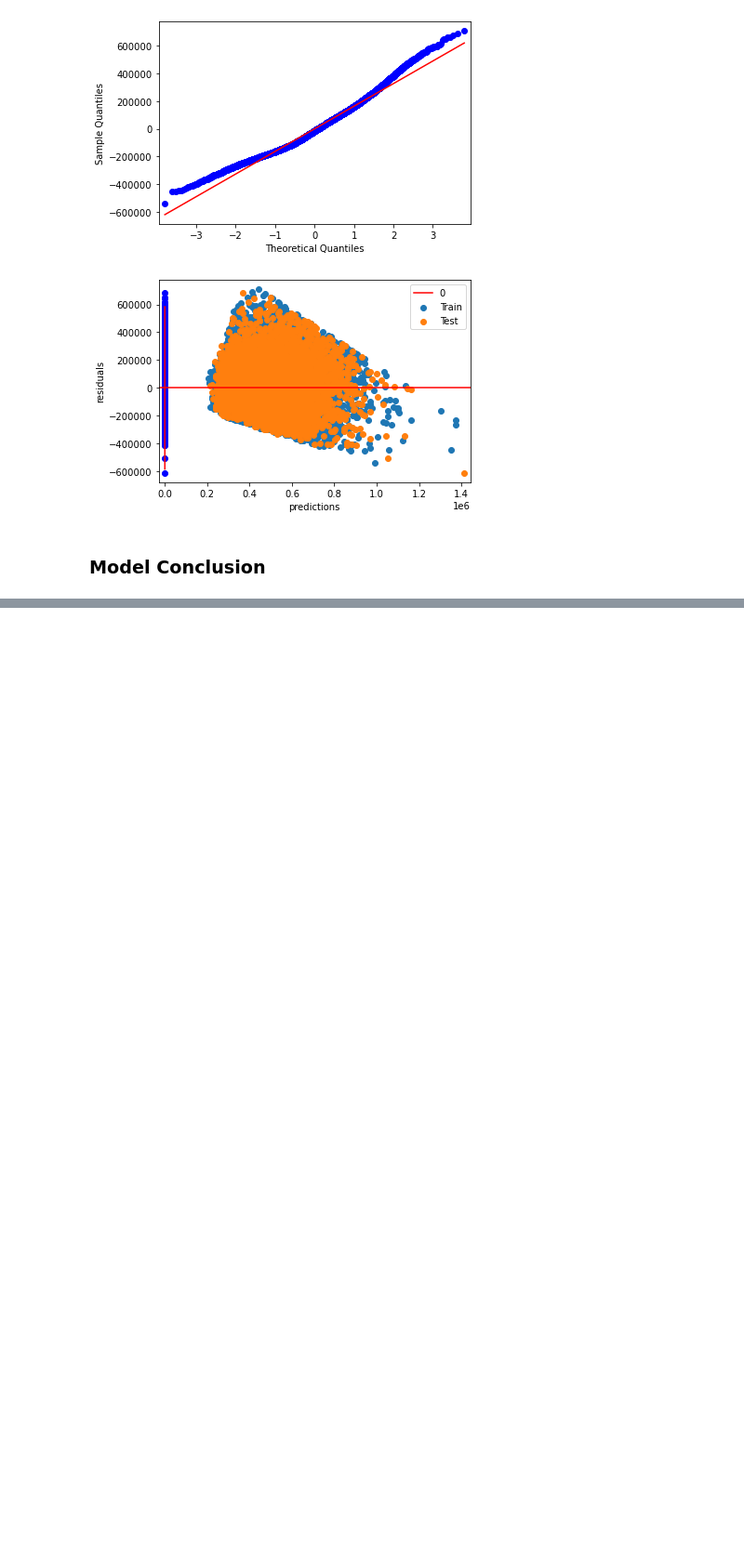
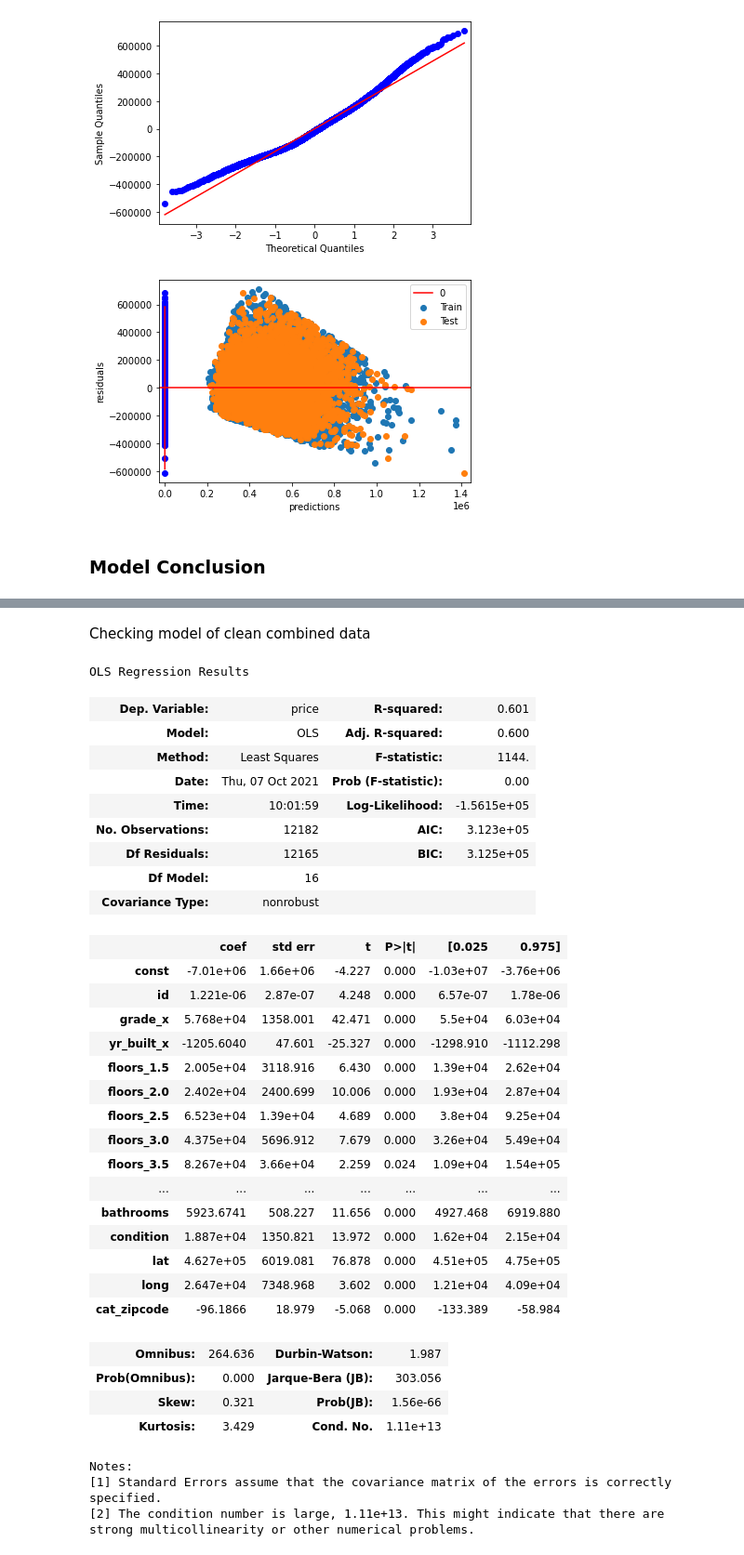
Before and after one commit to Jyve00/King-County-Housing-, a Jupyter notebook: notebooks/Tony/DataModeling.ipynb, the cells around one changed output, grey strips where cells are left out. Shown at 93% size. Drawn from its saved outputs; the diff is of its cells as text; code cells hidden in the pictures; blank space fills up the shorter version.

```diff
--- a/notebooks/Tony/DataModeling.ipynb
+++ b/notebooks/Tony/DataModeling.ipynb
@@ -455,0 +462,2 @@ check_assumptions(X_train[['sqft_living', 'bathrooms']], y_train, train_preds, t
+# %%
+cl_df =  pd.read_csv('../../Data/combined_clean_data.csv', index_col=0)
@@ -455,0 +524,40 @@ check_assumptions(X_train[['sqft_living', 'bathrooms']], y_train, train_preds, t
+# %% [markdown]
+Checking model of clean combined data
+# %%
+model = sm.OLS(y_train, sm.add_constant(X_train)).fit()
+model.summary()
+# %% [output]
+OLS Regression Results
+| Dep. Variable: | price | R-squared: | 0.601 |
+| Model: | OLS | Adj. R-squared: | 0.600 |
+| Method: | Least Squares | F-statistic: | 1144. |
+| Date: | Thu, 07 Oct 2021 | Prob (F-statistic): | 0.00 |
+| Time: | 10:01:59 | Log-Likelihood: | -1.5615e+05 |
+| No. Observations: | 12182 | AIC: | 3.123e+05 |
+| Df Residuals: | 12165 | BIC: | 3.125e+05 |
+| Df Model: | 16 |  |  |
+| Covariance Type: | nonrobust |  |  |
+|  | coef | std err | t | P>|t| | [0.025 | 0.975] |
+| const | -7.01e+06 | 1.66e+06 | -4.227 | 0.000 | -1.03e+07 | -3.76e+06 |
+| id | 1.221e-06 | 2.87e-07 | 4.248 | 0.000 | 6.57e-07 | 1.78e-06 |
+| grade_x | 5.768e+04 | 1358.001 | 42.471 | 0.000 | 5.5e+04 | 6.03e+04 |
+| yr_built_x | -1205.6040 | 47.601 | -25.327 | 0.000 | -1298.910 | -1112.298 |
+| floors_1.5 | 2.005e+04 | 3118.916 | 6.430 | 0.000 | 1.39e+04 | 2.62e+04 |
+| floors_2.0 | 2.402e+04 | 2400.699 | 10.006 | 0.000 | 1.93e+04 | 2.87e+04 |
+| floors_2.5 | 6.523e+04 | 1.39e+04 | 4.689 | 0.000 | 3.8e+04 | 9.25e+04 |
+| floors_3.0 | 4.375e+04 | 5696.912 | 7.679 | 0.000 | 3.26e+04 | 5.49e+04 |
+| floors_3.5 | 8.267e+04 | 3.66e+04 | 2.259 | 0.024 | 1.09e+04 | 1.54e+05 |
+| ... | ... | ... | ... | ... | ... | ... |
+| bathrooms | 5923.6741 | 508.227 | 11.656 | 0.000 | 4927.468 | 6919.880 |
+| condition | 1.887e+04 | 1350.821 | 13.972 | 0.000 | 1.62e+04 | 2.15e+04 |
+| lat | 4.627e+05 | 6019.081 | 76.878 | 0.000 | 4.51e+05 | 4.75e+05 |
+| long | 2.647e+04 | 7348.968 | 3.602 | 0.000 | 1.21e+04 | 4.09e+04 |
+| cat_zipcode | -96.1866 | 18.979 | -5.068 | 0.000 | -133.389 | -58.984 |
+| Omnibus: | 264.636 | Durbin-Watson: | 1.987 |
+| Prob(Omnibus): | 0.000 | Jarque-Bera (JB): | 303.056 |
+| Skew: | 0.321 | Prob(JB): | 1.56e-66 |
+| Kurtosis: | 3.429 | Cond. No. | 1.11e+13 |
+Notes:
+[1] Standard Errors assume that the covariance matrix of the errors is correctly specified.
+[2] The condition number is large, 1.11e+13. This might indicate that there are
+strong multicollinearity or other numerical problems.
```
Also changed, not shown: parts of 12 cells of this notebook, 1 other file.
